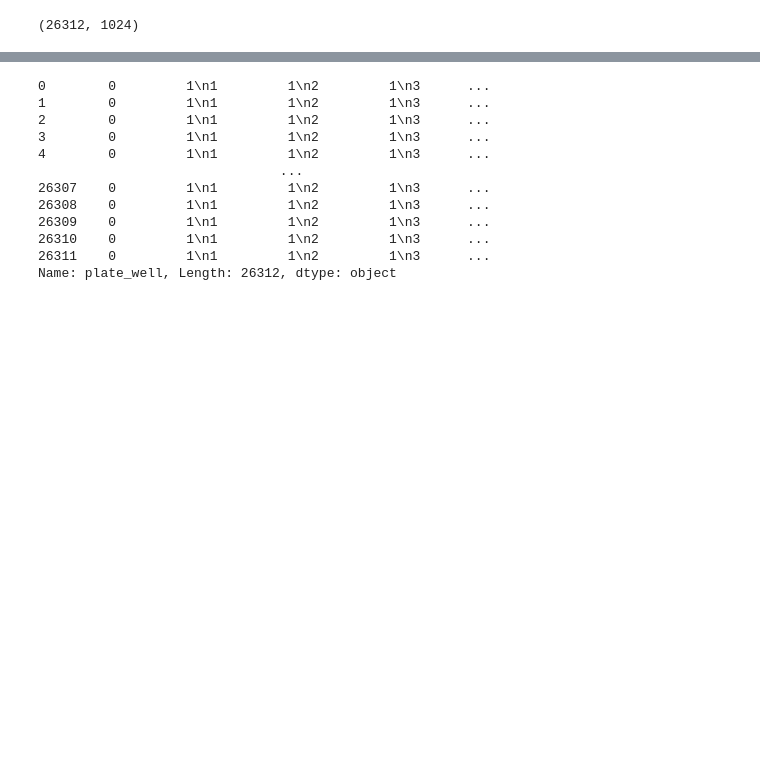
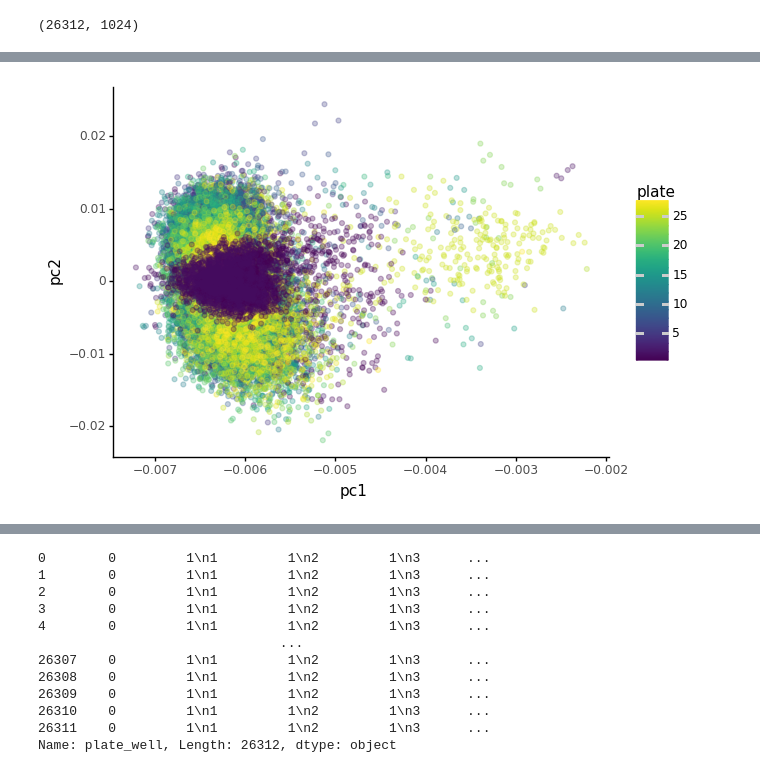
Before and after one commit to djhshih/rxrx-covid, a Jupyter notebook: explore.ipynb, the cells around one changed output, grey strips where cells are left out. Drawn from its saved outputs; the diff is of its cells as text; code cells hidden in the pictures; blank space fills up the shorter version.

Commit message:
Fixed batch correction.

```diff
--- a/explore.ipynb
+++ b/explore.ipynb
@@ -279,6 +277,4 @@ pheno
 # biological variable: disease_condition
 # other variable of intereset: cell_type
 
-#batch = [pd.factorize(pheno.experiment), pheno.plate.values, pheno.site.values]
-batch = [pheno.plate.values, pheno.site.values]
-batch
+batch = pheno.experiment.values
@@ -300,0 +289,2 @@ pandas.core.frame.DataFrame
+# %%
+features_bc = pycombat(features.T, batch)
@@ -300,0 +298,3 @@ pandas.core.frame.DataFrame
+# %%
+pca2 = PCA()
+pca2.fit(features_bc)
@@ -300,0 +303,6 @@ pandas.core.frame.DataFrame
+# %%
+df_bc = pd.concat(
+  [ pheno, pd.DataFrame(pca2.components_.T, columns=['pc' + str(i+1) for i in range(pca2.n_components_)]) ],
+  axis = 1
+)
+df_bc
@@ -300,0 +323,8 @@ pandas.core.frame.DataFrame
+# %%
+print(
+    ggplot(df_bc, aes(x = 'pc1', y = 'pc2', colour = 'plate')) +
+      theme_classic() +
+      geom_point(alpha=0.3)
+)
+# %% [output]
+[figure, added]
```
Also changed, not shown: parts of 38 cells of this notebook.
